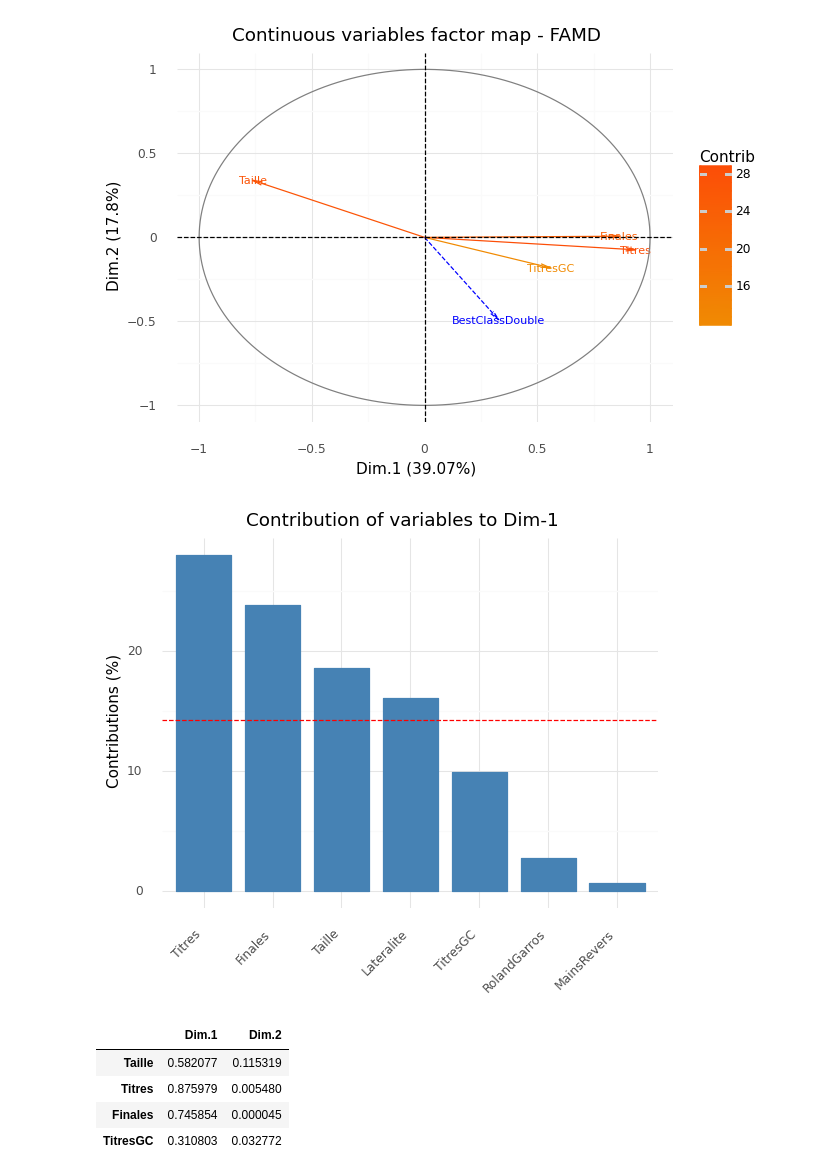
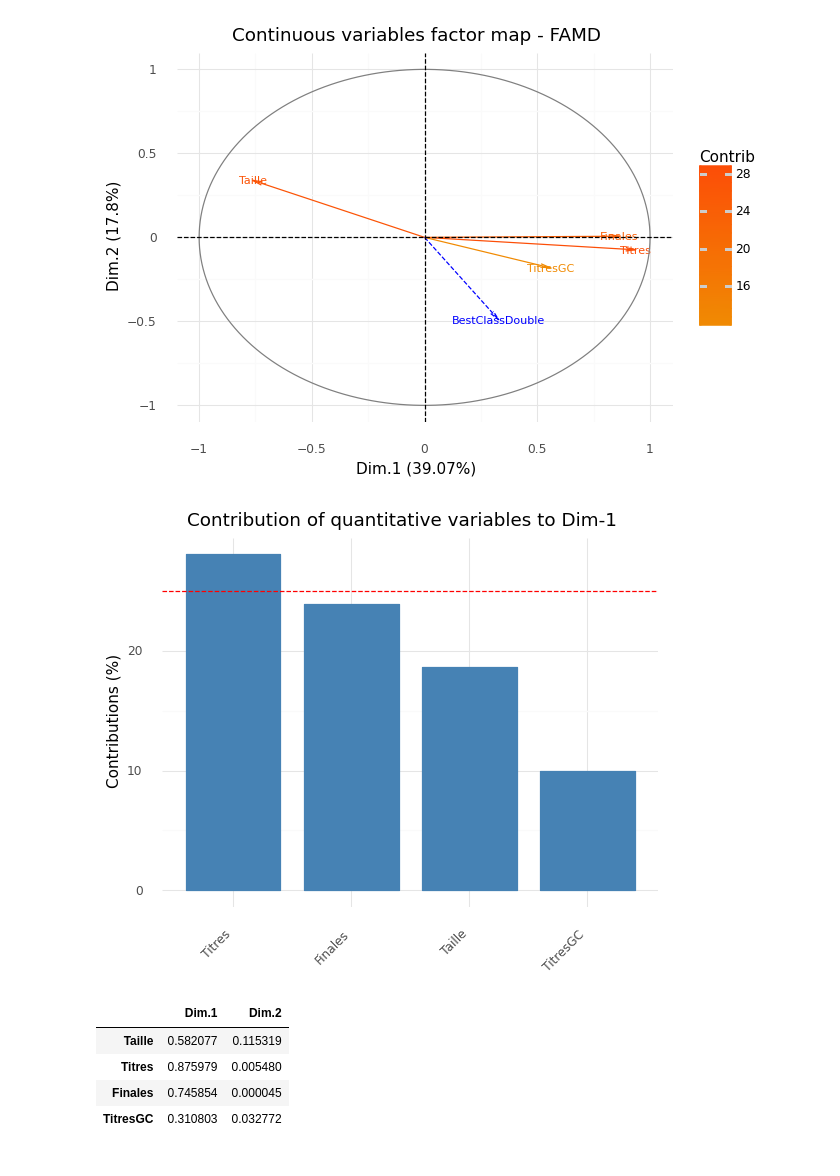
Before and after one commit to enfantbenidedieu/scientisttools, a Jupyter notebook: doc/famd_tennis.ipynb, the cells around one changed output. Saved outputs shown, nothing was run; the diff lists cells and outputs as text; code cells hidden in the pictures.

```diff
--- a/famd_tennis.ipynb
+++ b/doc/famd_tennis.ipynb
@@ -229,10 +229,10 @@ print(p)
 # %% [output]
 [figure]
 # %%
-p = fviz_contrib(afdm,choice="var",axis=0)
+p = fviz_contrib(afdm,choice="quanti_var",axis=0)
 print(p)
 # %% [output]
-[figure, old version]
+[figure, new version]
 # %%
 col["cos2"].head(6)
 # %% [output]
```
Also changed, not shown: 71 other files.
